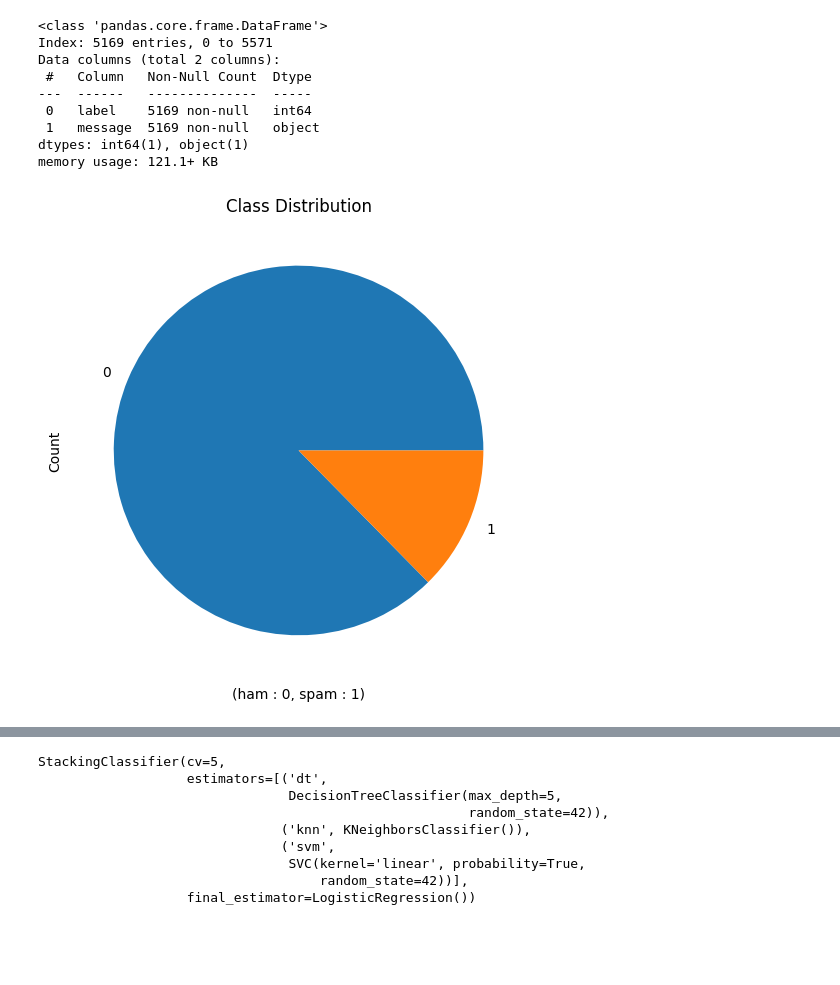
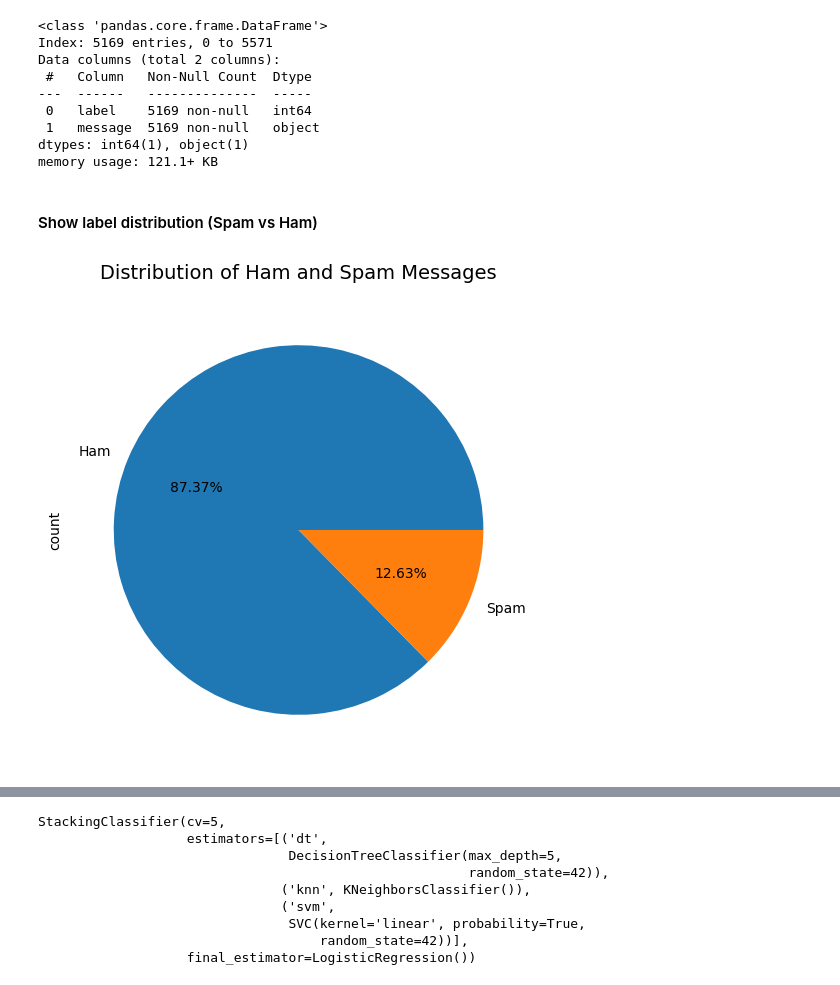
Before and after one commit to abdelfatah02/Spam-Emails, a Jupyter notebook: Spam.ipynb, the cells around one changed output, grey strips where cells are left out. Saved outputs shown, nothing was run; the diff lists cells and outputs as text; code cells hidden in the pictures; blank space fills up the shorter version.

```diff
--- a/Spam.ipynb
+++ b/Spam.ipynb
@@ -95,16 +98,22 @@ Data columns (total 2 columns):
  1   message  5169 non-null   object
 dtypes: int64(1), object(1)
 memory usage: 121.1+ KB
+# %% [markdown]
+#### Show label distribution (Spam vs Ham)
 # %%
 # Check class distribution
-plt.figure(figsize=(8,6))
-data['label'].value_counts().plot(kind='pie')
-plt.title('Class Distribution')
-plt.xlabel('(ham : 0, spam : 1)')
-plt.ylabel('Count')
+plt.figure(figsize=(8, 6))
+data['label'].value_counts().plot(
+    kind='pie',
+    labels=['Ham', 'Spam'],
+    autopct='%0.2f%%',
+                             )
+
+plt.title('Distribution of Ham and Spam Messages', fontsize=14, pad=15)
+
 plt.show()
 # %% [output]
-[figure, old version]
+[figure, new version]
 # %%
 # Split the data into 80% training and 20% testing
 X_train, X_test, y_train, y_test = train_test_split(x, y, test_size=0.2, random_state=42)
```
Also changed, not shown: parts of 21 cells of this notebook.
